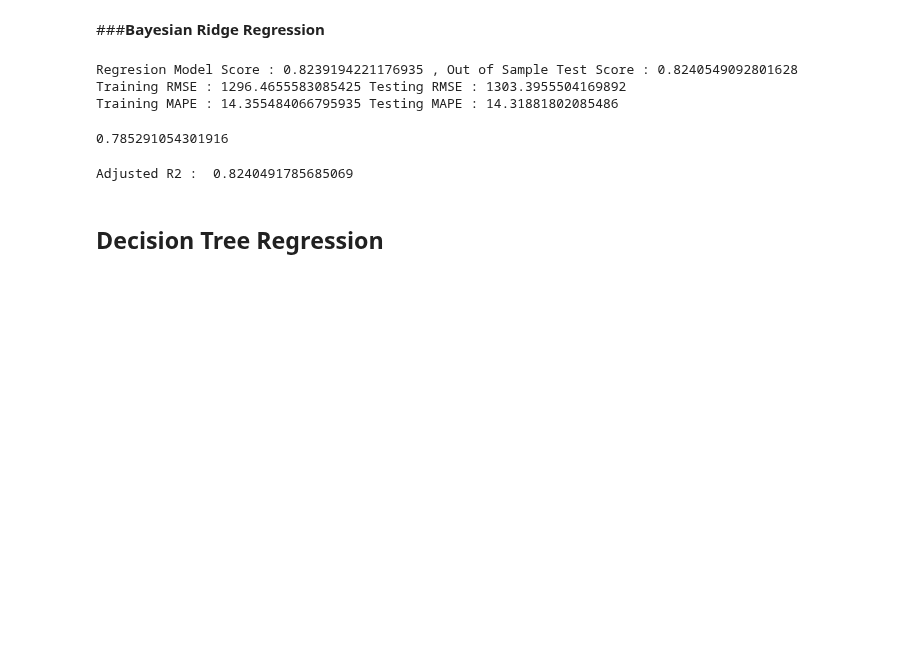
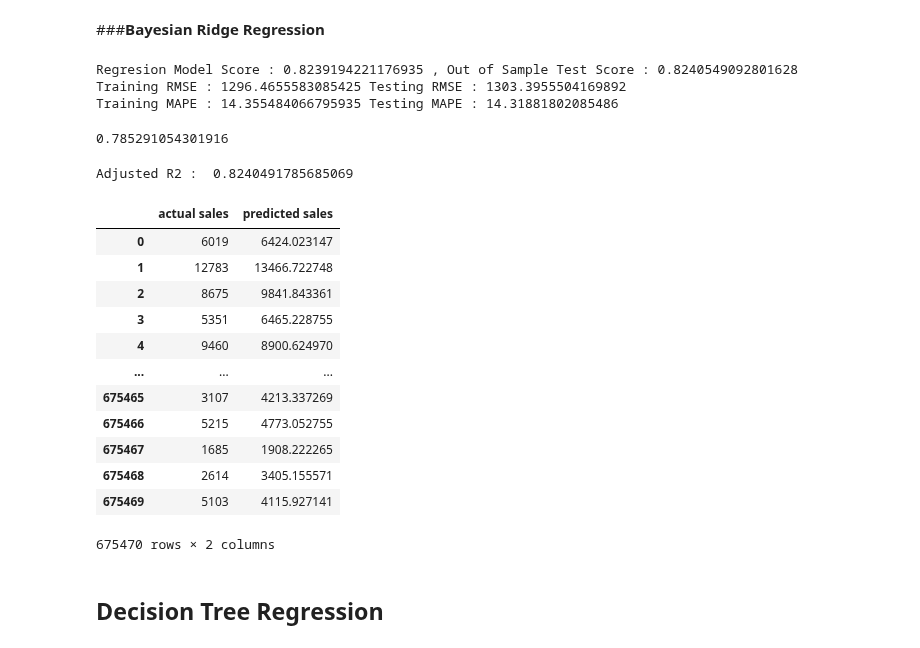
Before and after one commit to amalmon/RETAIL-SALES-PREDICTION, a Jupyter notebook: AMAL_Rossmann_Sales_Prediction_Capstone_Project.ipynb, the cells around one changed output. Drawn from its saved outputs; the diff is of its cells as text; code cells hidden in the pictures; blank space fills up the shorter version.

```diff
--- a/AMAL_Rossmann_Sales_Prediction_Capstone_Project.ipynb
+++ b/AMAL_Rossmann_Sales_Prediction_Capstone_Project.ipynb
@@ -611,6 +628,23 @@ r2_score(yd_test_predicted,yd_test)
 print("Adjusted R2 : ",1-(1-r2_score(yd_test,yd_test_predicted))*((xd_test.shape[0]-1)/(xd_test.shape[0]-xd_test.shape[1]-1)))
 # %% [output]
 Adjusted R2 :  0.8240491785685069
+# %%
+br_data=pd.DataFrame(zip(yd_test,yd_test_predicted),columns=['actual sales','predicted sales'])
+br_data
+# %% [output]
+|  | actual sales | predicted sales |
+| 0 | 6019 | 6424.023147 |
+| 1 | 12783 | 13466.722748 |
+| 2 | 8675 | 9841.843361 |
+| 3 | 5351 | 6465.228755 |
+| 4 | 9460 | 8900.624970 |
+| ... | ... | ... |
+| 675465 | 3107 | 4213.337269 |
+| 675466 | 5215 | 4773.052755 |
+| 675467 | 1685 | 1908.222265 |
+| 675468 | 2614 | 3405.155571 |
+| 675469 | 5103 | 4115.927141 |
+675470 rows × 2 columns
 # %% [markdown]
 ## **Decision Tree Regression**
 # %%
```
Also changed, not shown: parts of 19 cells of this notebook.
